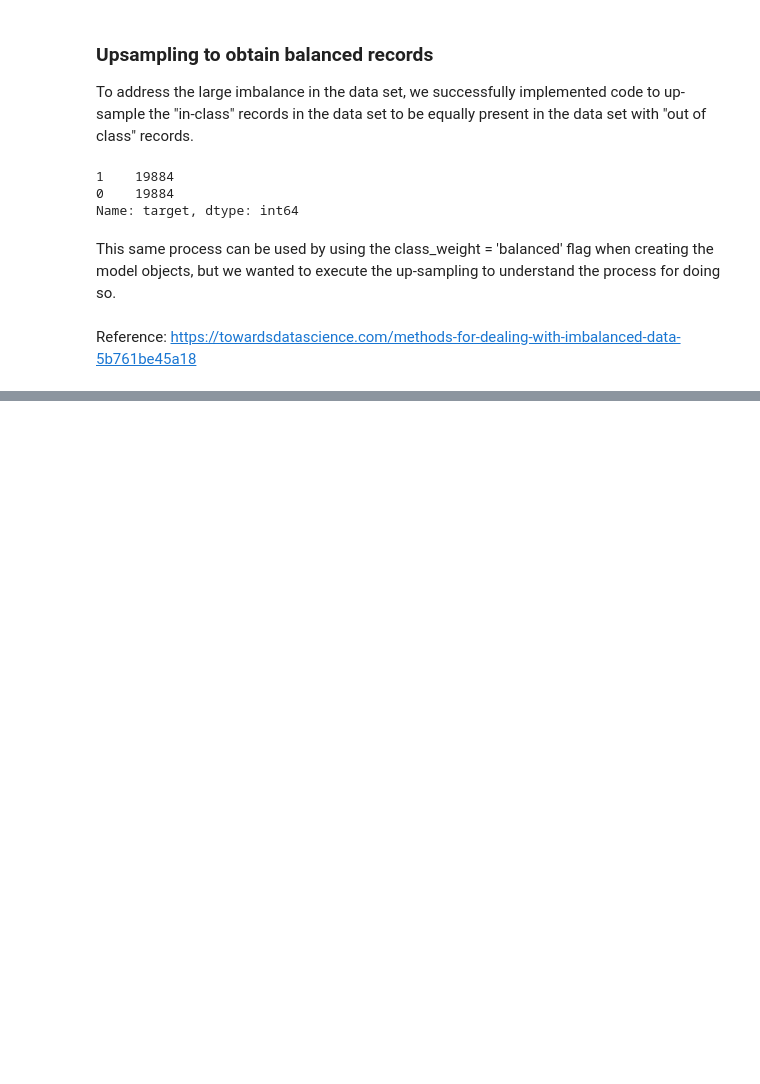
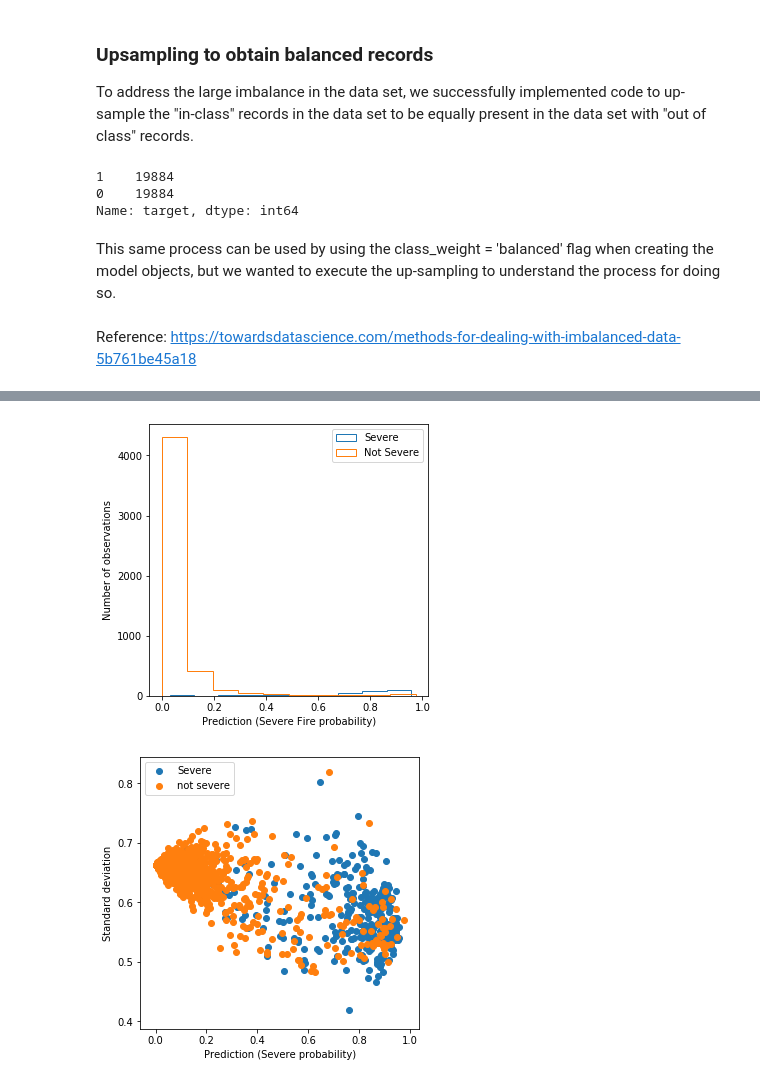
Before and after one commit to Ujustwaite/ml1, a Jupyter notebook: Lab_2.ipynb, the cells around one changed output, grey strips where cells are left out. Cells and saved outputs as stored; diff of their text form; code cells hidden in the pictures; blank space fills up the shorter version.

```diff
--- a/Lab_2.ipynb
+++ b/Lab_2.ipynb
@@ -259,0 +580,15 @@ Reference: https://towardsdatascience.com/methods-for-dealing-with-imbalanced-da
+# %%
+from sklearn.ensemble import RandomForestClassifier
+
+# Create a new RF model using the default parameters we used in class. Include probability to enable evaluation later.
+rf_clf = RandomForestClassifier()
+# fit using the scaled data set
+rf_clf.fit(X_p1_train, y_p1_train)
+
+y_hat_rf = rf_clf.predict(X_p1_test) # get test set predictions using scaled data
+
+# print the accuracy and confusion matrix
+print("accuracy", mt.accuracy_score(y_p1_test,y_hat_rf))
+print("precision", mt.precision_score(y_p1_test,y_hat_rf))
+print("recall", mt.recall_score(y_p1_test,y_hat_rf))
+print("confusion matrix\n",mt.confusion_matrix(y_p1_test,y_hat_rf))
@@ -259,0 +698,50 @@ Reference: https://towardsdatascience.com/methods-for-dealing-with-imbalanced-da
+# %%
+# Create a new RF model using the default parameters we used in class. Include probability to enable evaluation later.
+rf_clf = RandomForestClassifier(bootstrap=True, class_weight='balanced',
+                                        criterion='gini', max_depth=20,
+                                        max_features='log2',
+                                        max_leaf_nodes=None,
+                                        min_impurity_decrease=0.0,
+                                        min_impurity_split=None,
+                                        min_samples_leaf=1, min_samples_split=2,
+                                        min_weight_fraction_leaf=0.0,
+                                        n_estimators=200, n_jobs=None,
+                                        oob_score=False, random_state=None,
+                                        verbose=0, warm_start=False)
+# fit using the scaled data set
+fit = rf_clf.fit(X_p1_train, y_p1_train)
+
+# Calculate the predictions
+y_hat_rf = fit.predict_proba(X_p1_test)
+idx_severe = np.where(y_p1_test == 1)[0]
+idx_not_severe = np.where(y_p1_test == 0)[0]
+
+# Histogram predictions without error bars:
+fig, ax = plt.subplots(1)
+ax.hist(y_hat_rf[idx_severe, 1], histtype='step', label='Severe')
+ax.hist(y_hat_rf[idx_not_severe, 1], histtype='step', label='Not Severe')
+ax.set_xlabel('Prediction (Severe Fire probability)')
+ax.set_ylabel('Number of observations')
+plt.legend()
+
+# Calculate the variance
+severe_V_IJ_unbiased = fci.random_forest_error(fit, X_p1_train, X_p1_test)
+
+# Plot forest prediction for emails and standard deviation for estimates
+# Blue points are spam emails; Green points are non-spam emails
+fig, ax = plt.subplots(1)
+ax.scatter(y_hat_rf[idx_severe, 1],
+           np.sqrt(severe_V_IJ_unbiased[idx_severe]),
+           label='Severe')
+
+ax.scatter(y_hat_rf[idx_not_severe, 1],
+           np.sqrt(severe_V_IJ_unbiased[idx_not_severe]),
+           label='not severe')
+
+ax.set_xlabel('Prediction (Severe probability)')
+ax.set_ylabel('Standard deviation')
+plt.legend()
+plt.show()
+# %% [output]
+[figure, added]
+[figure, added]
```
Also changed, not shown: parts of 83 cells of this notebook.
